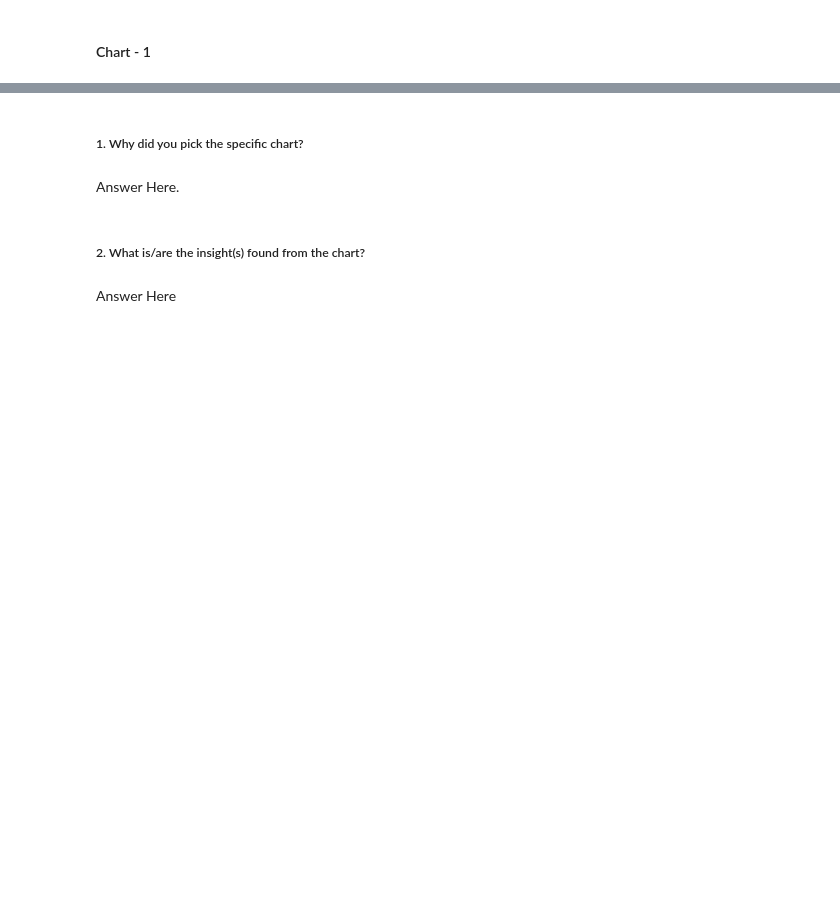
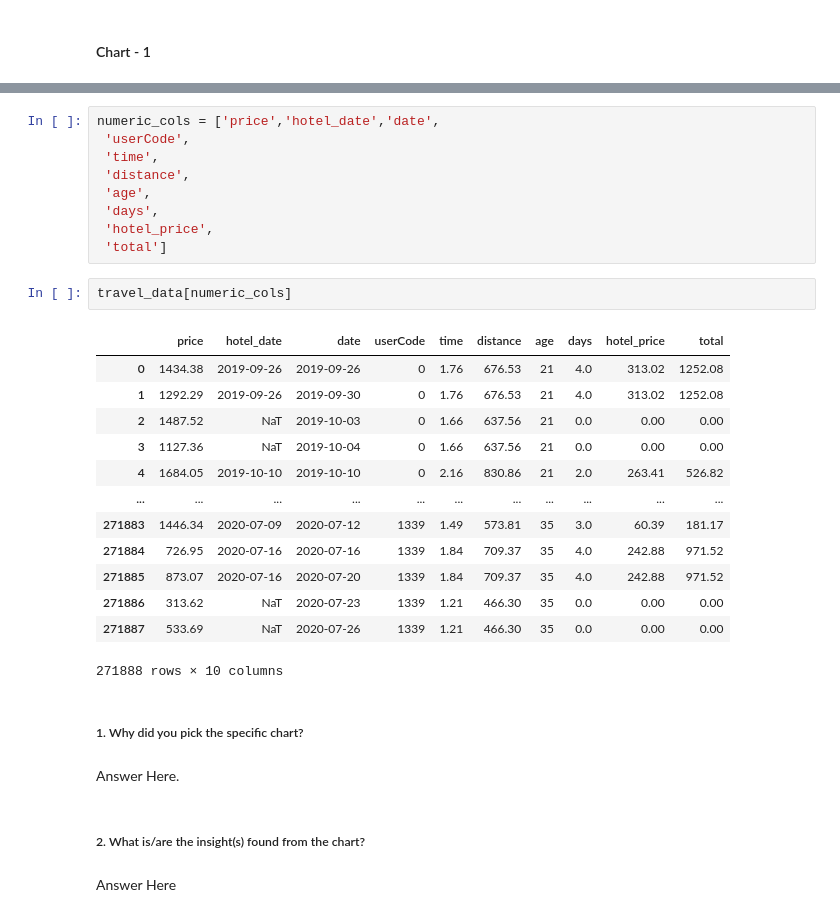
Before and after one commit to amol004/Voyage-Analytics-Integrating-MLOps-in-Travel, a Jupyter notebook: Capstone_Project_Productionization_of_ML_Systems.ipynb, the cells around one changed output, grey strips where cells are left out. Cells and saved outputs as stored; diff of their text form; blank space fills up the shorter version.

```diff
--- a/Capstone_Project_Productionization_of_ML_Systems.ipynb
+++ b/Capstone_Project_Productionization_of_ML_Systems.ipynb
@@ -493,3 +509,28 @@ TypeError: 'DataFrame' object is not callable
+# %%
+numeric_cols = ['price','hotel_date','date',
+ 'userCode',
+ 'time',
+ 'distance',
+ 'age',
+ 'days',
+ 'hotel_price',
+ 'total']
+# %%
+travel_data[numeric_cols]
+# %% [output]
+|  | price | hotel_date | date | userCode | time | distance | age | days | hotel_price | total |
+| 0 | 1434.38 | 2019-09-26 | 2019-09-26 | 0 | 1.76 | 676.53 | 21 | 4.0 | 313.02 | 1252.08 |
+| 1 | 1292.29 | 2019-09-26 | 2019-09-30 | 0 | 1.76 | 676.53 | 21 | 4.0 | 313.02 | 1252.08 |
+| 2 | 1487.52 | NaT | 2019-10-03 | 0 | 1.66 | 637.56 | 21 | 0.0 | 0.00 | 0.00 |
+| 3 | 1127.36 | NaT | 2019-10-04 | 0 | 1.66 | 637.56 | 21 | 0.0 | 0.00 | 0.00 |
+| 4 | 1684.05 | 2019-10-10 | 2019-10-10 | 0 | 2.16 | 830.86 | 21 | 2.0 | 263.41 | 526.82 |
+| ... | ... | ... | ... | ... | ... | ... | ... | ... | ... | ... |
+| 271883 | 1446.34 | 2020-07-09 | 2020-07-12 | 1339 | 1.49 | 573.81 | 35 | 3.0 | 60.39 | 181.17 |
+| 271884 | 726.95 | 2020-07-16 | 2020-07-16 | 1339 | 1.84 | 709.37 | 35 | 4.0 | 242.88 | 971.52 |
+| 271885 | 873.07 | 2020-07-16 | 2020-07-20 | 1339 | 1.84 | 709.37 | 35 | 4.0 | 242.88 | 971.52 |
+| 271886 | 313.62 | NaT | 2020-07-23 | 1339 | 1.21 | 466.30 | 35 | 0.0 | 0.00 | 0.00 |
+| 271887 | 533.69 | NaT | 2020-07-26 | 1339 | 1.21 | 466.30 | 35 | 0.0 | 0.00 | 0.00 |
+271888 rows × 10 columns
 # %% [markdown]
 ##### 1. Why did you pick the specific chart?
 # %% [markdown]
```
Also changed, not shown: parts of 1 cell of this notebook.
